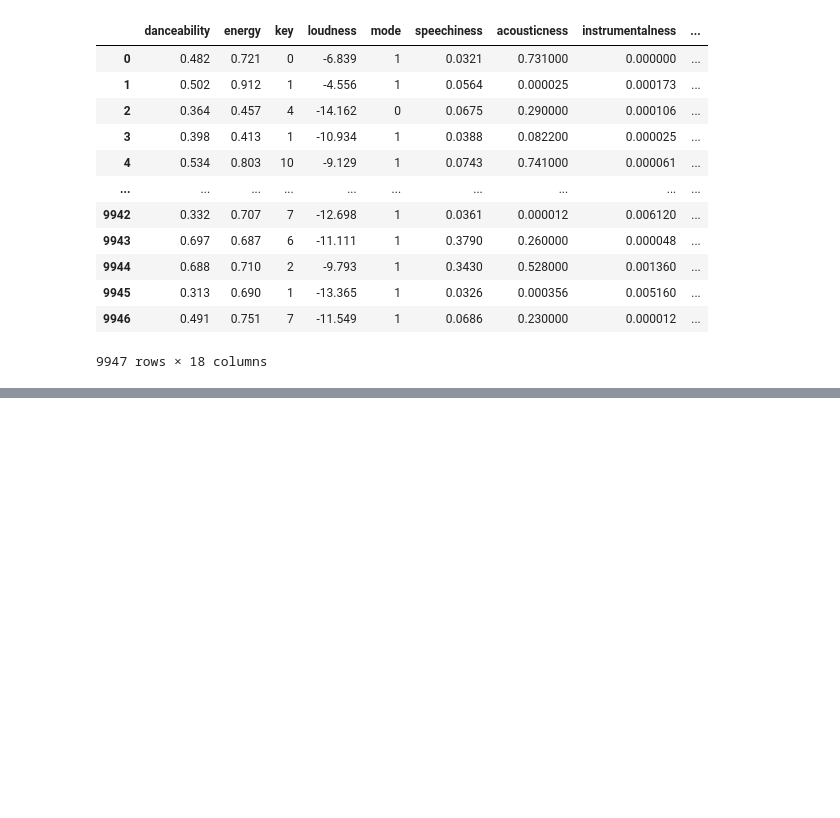
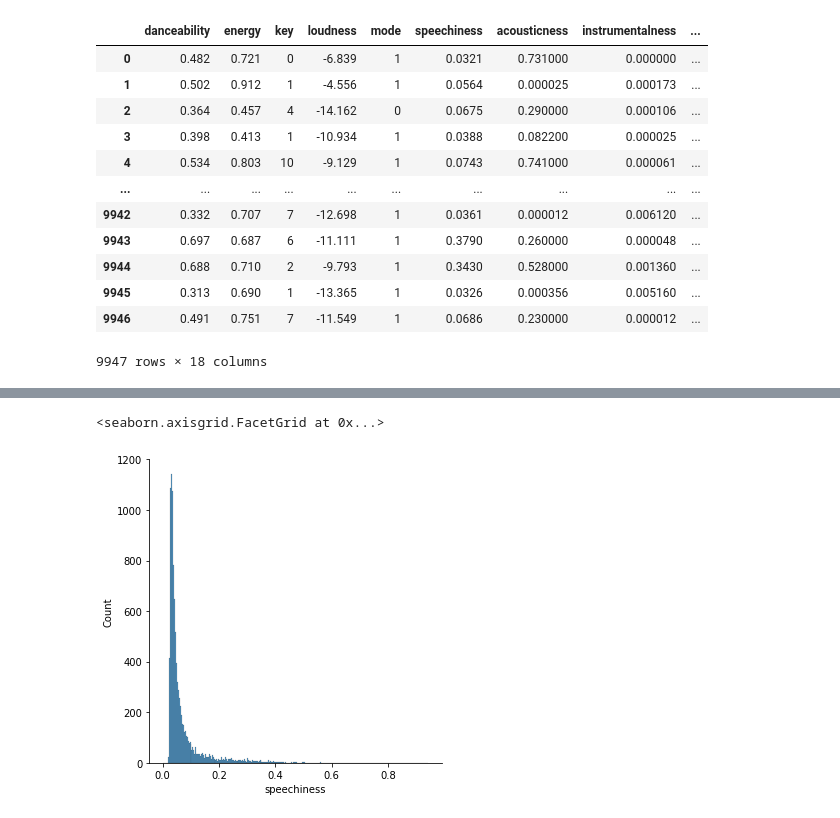
Before and after one commit to vatshivam/Novel_Song_Recommender, a Jupyter notebook: notebooks/statistical_analysis.ipynb, the cells around one changed output, grey strips where cells are left out. Saved outputs shown, nothing was run; the diff lists cells and outputs as text; code cells hidden in the pictures; blank space fills up the shorter version.

Commit message:
explored track features

```diff
--- a/notebooks/statistical_analysis.ipynb
+++ b/notebooks/statistical_analysis.ipynb
@@ -69,0 +83,6 @@ track_features
+# %%
+y = 'speechiness'
+sns.displot(track_features,x=y)
+# %% [output]
+<seaborn.axisgrid.FacetGrid at 0x...>
+[figure, added]
```
Also changed, not shown: parts of 22 cells of this notebook.
